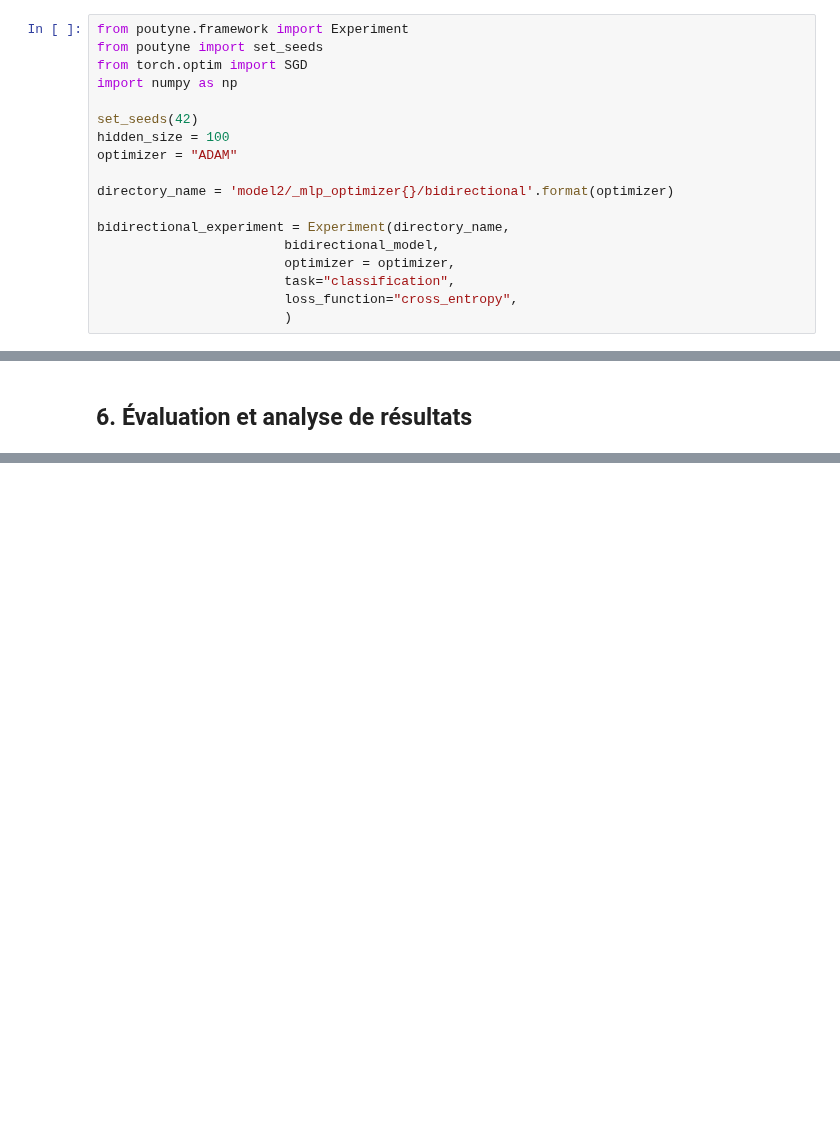
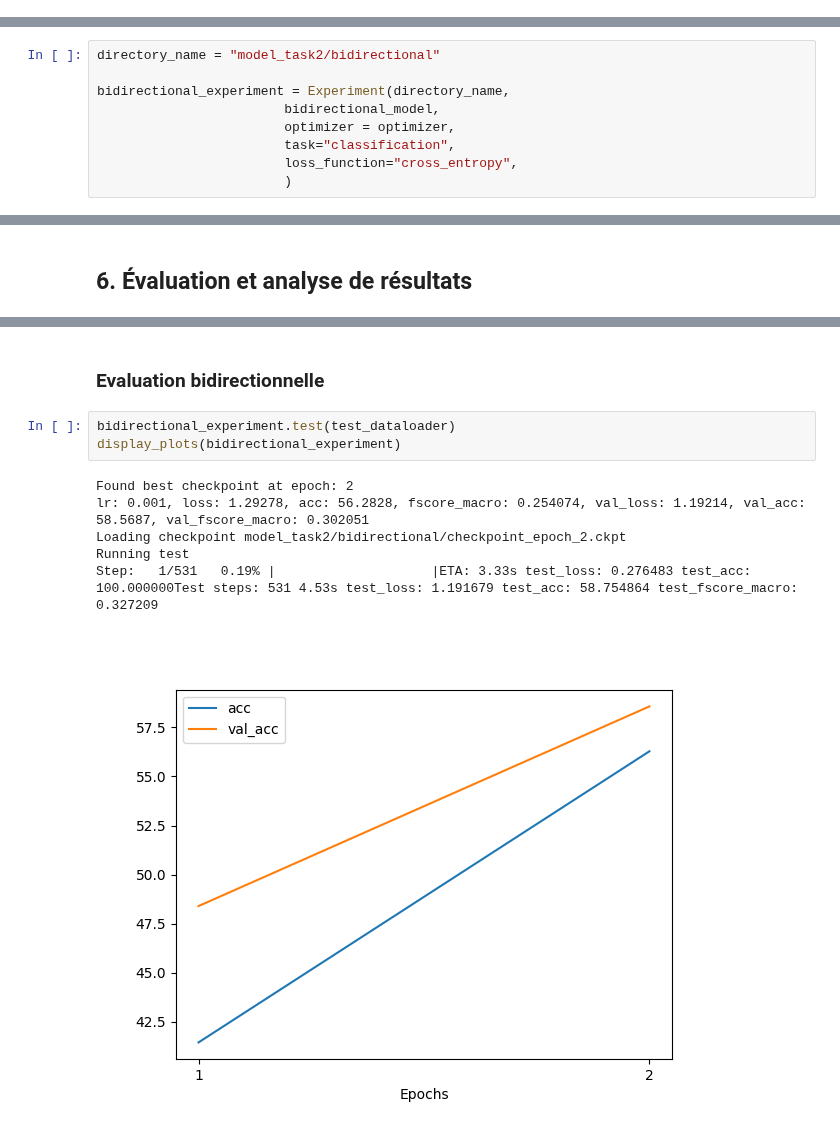
Before and after one commit to iyoussef1079/Travaux-pratiques-NLP, a Jupyter notebook: tp2_2023/tp2/rnn.ipynb, the cells around one changed output, grey strips where cells are left out. Cells and saved outputs as stored; diff of their text form; blank space fills up the shorter version.

```diff
--- a/tp2_2023/tp2/rnn.ipynb
+++ b/tp2_2023/tp2/rnn.ipynb
@@ -272,18 +285,0 @@ TypeError: LSTMClassifier.forward() missing 1 required positional argument: 'x_l
-# %%
-from poutyne.framework import Experiment
-from poutyne import set_seeds
-from torch.optim import SGD
-import numpy as np
-
-set_seeds(42)
-hidden_size = 100
-optimizer = "ADAM"
-
-directory_name = 'model2/_mlp_optimizer{}/bidirectional'.format(optimizer)
-
-bidirectional_experiment = Experiment(directory_name,
-                        bidirectional_model,
-                        optimizer = optimizer,
-                        task="classification",
-                        loss_function="cross_entropy",
-                        )
@@ -290,3 +288,12 @@ bidirectional_experiment = Experiment(directory_name,
+# %%
+directory_name = "model_task2/bidirectional"
+
+bidirectional_experiment = Experiment(directory_name,
+                        bidirectional_model,
+                        optimizer = optimizer,
+                        task="classification",
+                        loss_function="cross_entropy",
+                        )
 # %%
 logging = bidirectional_experiment.train(train_dataloader, valid_dataloader, epochs=50, disable_tensorboard=True)
 # %% [output]
@@ -295,0 +322,12 @@ Epoch:  1/50 Step:  34/155  21.94% |████▍               |ETA: 5m11.12s
+# %% [markdown]
+### Evaluation bidirectionnelle
+# %%
+bidirectional_experiment.test(test_dataloader)
+display_plots(bidirectional_experiment)
+# %% [output]
+Found best checkpoint at epoch: 2
+lr: 0.001, loss: 1.29278, acc: 56.2828, fscore_macro: 0.254074, val_loss: 1.19214, val_acc: 58.5687, val_fscore_macro: 0.302051
+Loading checkpoint model_task2/bidirectional/checkpoint_epoch_2.ckpt
+Running test
+Step:   1/531   0.19% |                    |ETA: 3.33s test_loss: 0.276483 test_acc: 100.000000Test steps: 531 4.53s test_loss: 1.191679 test_acc: 58.754864 test_fscore_macro: 0.327209
+[figure, added]
```
Also changed, not shown: parts of 26 cells of this notebook, 1 other file.
